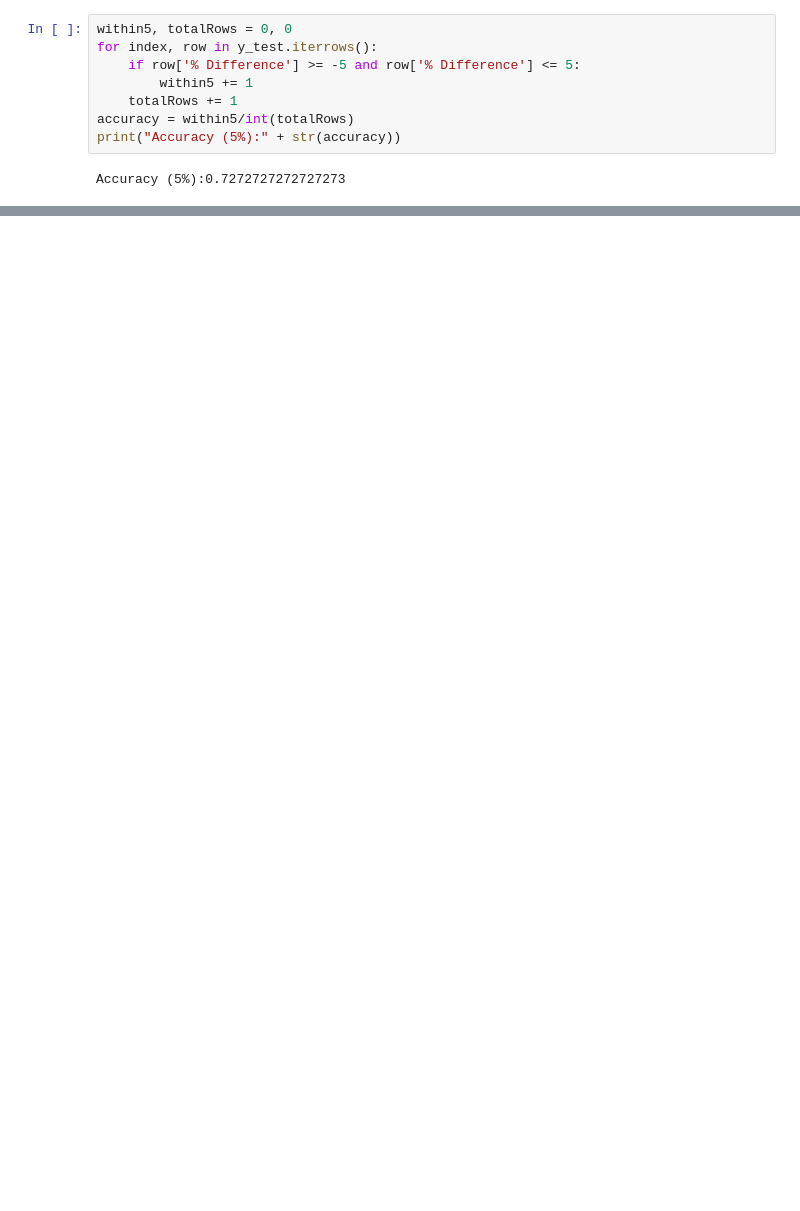
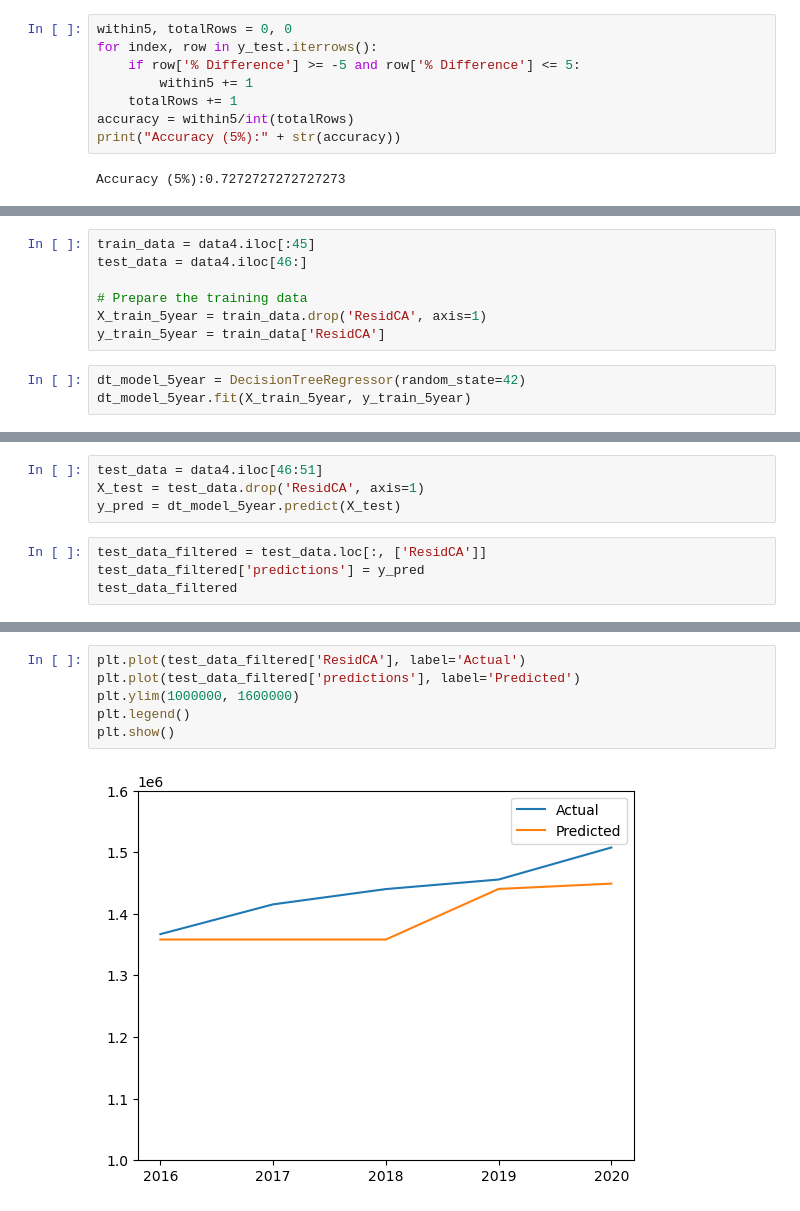
Before and after one commit to tianwin/EnergyPredictionCA, a Jupyter notebook: FrankDong/Decision Tree.ipynb, the cells around one changed output, grey strips where cells are left out. Drawn from its saved outputs; the diff is of its cells as text; blank space fills up the shorter version.

```diff
--- a/FrankDong/Decision Tree.ipynb
+++ b/FrankDong/Decision Tree.ipynb
@@ -103,0 +207,10 @@ Accuracy (5%):0.7272727272727273
+# %%
+train_data = data4.iloc[:45]
+test_data = data4.iloc[46:]
+
+# Prepare the training data
+X_train_5year = train_data.drop('ResidCA', axis=1)
+y_train_5year = train_data['ResidCA']
+# %%
+dt_model_5year = DecisionTreeRegressor(random_state=42)
+dt_model_5year.fit(X_train_5year, y_train_5year)
@@ -103,0 +219,8 @@ Accuracy (5%):0.7272727272727273
+# %%
+test_data = data4.iloc[46:51]
+X_test = test_data.drop('ResidCA', axis=1)
+y_pred = dt_model_5year.predict(X_test)
+# %%
+test_data_filtered = test_data.loc[:, ['ResidCA']]
+test_data_filtered['predictions'] = y_pred
+test_data_filtered
@@ -103,0 +234,8 @@ Accuracy (5%):0.7272727272727273
+# %%
+plt.plot(test_data_filtered['ResidCA'], label='Actual')
+plt.plot(test_data_filtered['predictions'], label='Predicted')
+plt.ylim(1000000, 1600000)
+plt.legend()
+plt.show()
+# %% [output]
+[figure, added]
```
Also changed, not shown: parts of 25 cells of this notebook.
